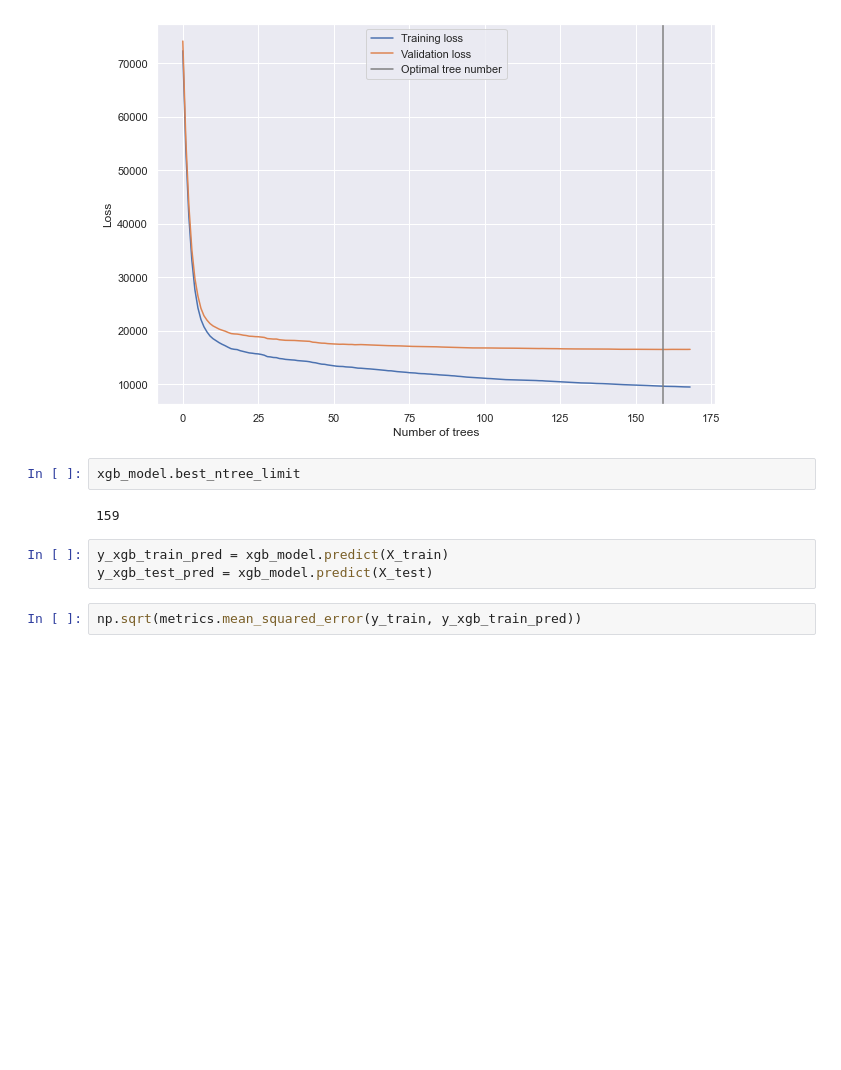
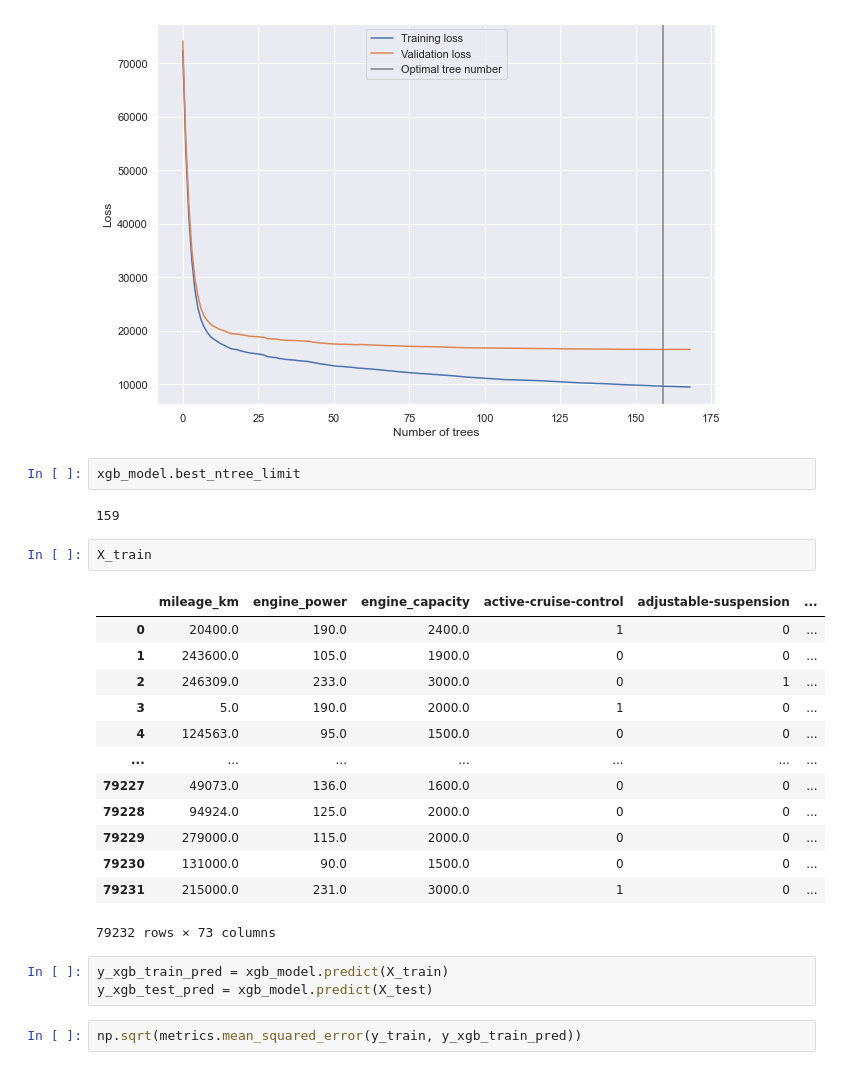
Before and after one commit to kamilkawa/DSwR_final_project, a Jupyter notebook: otomoto_research.ipynb, the cells around one changed output. Drawn from its saved outputs; the diff is of its cells as text; blank space fills up the shorter version.

```diff
--- a/otomoto_research.ipynb
+++ b/otomoto_research.ipynb
@@ -3252,6 +2590,22 @@ plt.legend()
 xgb_model.best_ntree_limit
 # %% [output]
 159
+# %%
+X_train
+# %% [output]
+|  | mileage_km | engine_power | engine_capacity | active-cruise-control | adjustable-suspension | ... |
+| 0 | 20400.0 | 190.0 | 2400.0 | 1 | 0 | ... |
+| 1 | 243600.0 | 105.0 | 1900.0 | 0 | 0 | ... |
+| 2 | 246309.0 | 233.0 | 3000.0 | 0 | 1 | ... |
+| 3 | 5.0 | 190.0 | 2000.0 | 1 | 0 | ... |
+| 4 | 124563.0 | 95.0 | 1500.0 | 0 | 0 | ... |
+| ... | ... | ... | ... | ... | ... | ... |
+| 79227 | 49073.0 | 136.0 | 1600.0 | 0 | 0 | ... |
+| 79228 | 94924.0 | 125.0 | 2000.0 | 0 | 0 | ... |
+| 79229 | 279000.0 | 115.0 | 2000.0 | 0 | 0 | ... |
+| 79230 | 131000.0 | 90.0 | 1500.0 | 0 | 0 | ... |
+| 79231 | 215000.0 | 231.0 | 3000.0 | 1 | 0 | ... |
+79232 rows × 73 columns
 # %%
 y_xgb_train_pred = xgb_model.predict(X_train)
 y_xgb_test_pred = xgb_model.predict(X_test)
```
Also changed, not shown: parts of 104 cells of this notebook, 1 other file.
